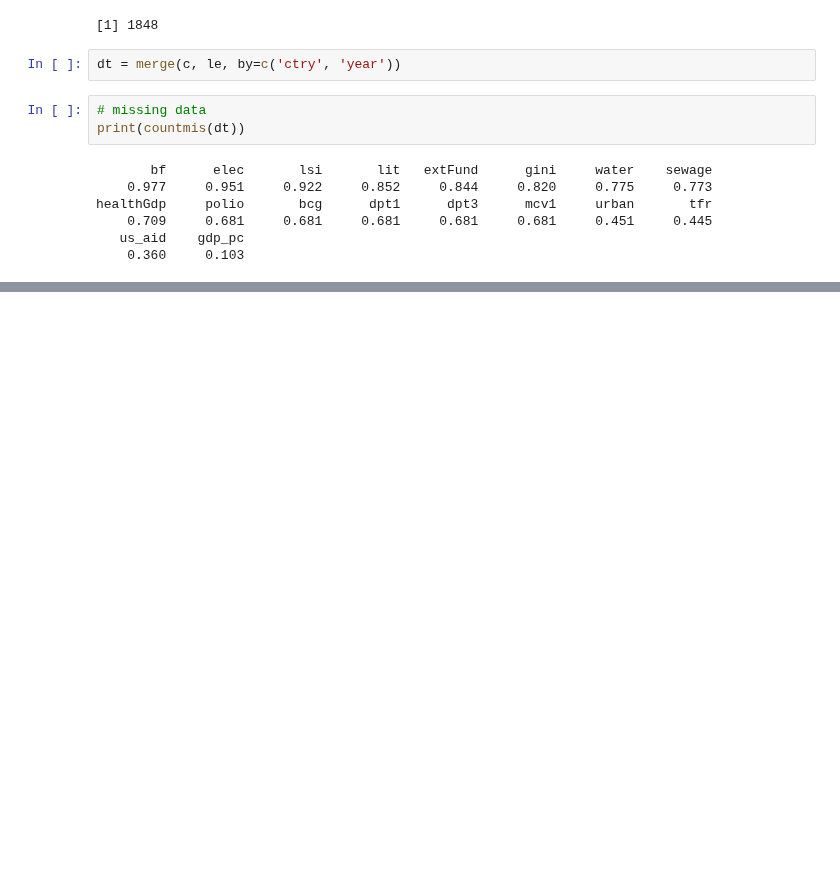
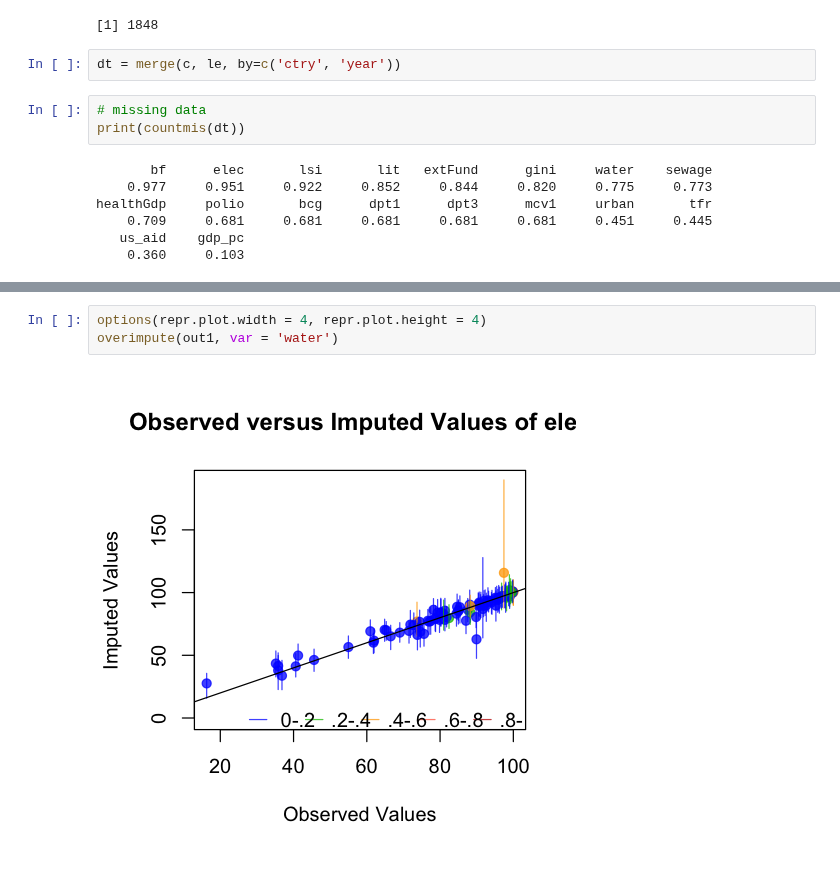
Before and after one commit to sdaza/lambda, a Jupyter notebook: notebooks/models_covariates.ipynb, the cells around one changed output, grey strips where cells are left out. Drawn from its saved outputs; the diff is of its cells as text; blank space fills up the shorter version.

```diff
--- a/notebooks/models_covariates.ipynb
+++ b/notebooks/models_covariates.ipynb
@@ -146,0 +151,5 @@ eval(parse(text=paste0(paste0('plot', 1:length(country_labels), collapse='+'), '
+# %%
+options(repr.plot.width = 4, repr.plot.height = 4)
+overimpute(out1, var = 'water')
+# %% [output]
+[figure, added]
```
Also changed, not shown: parts of 69 cells of this notebook.
